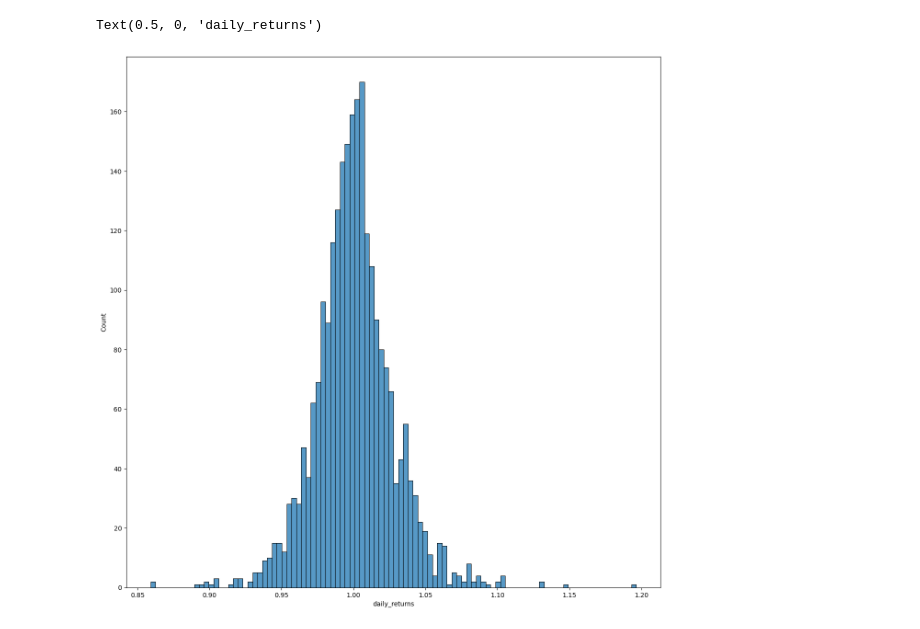
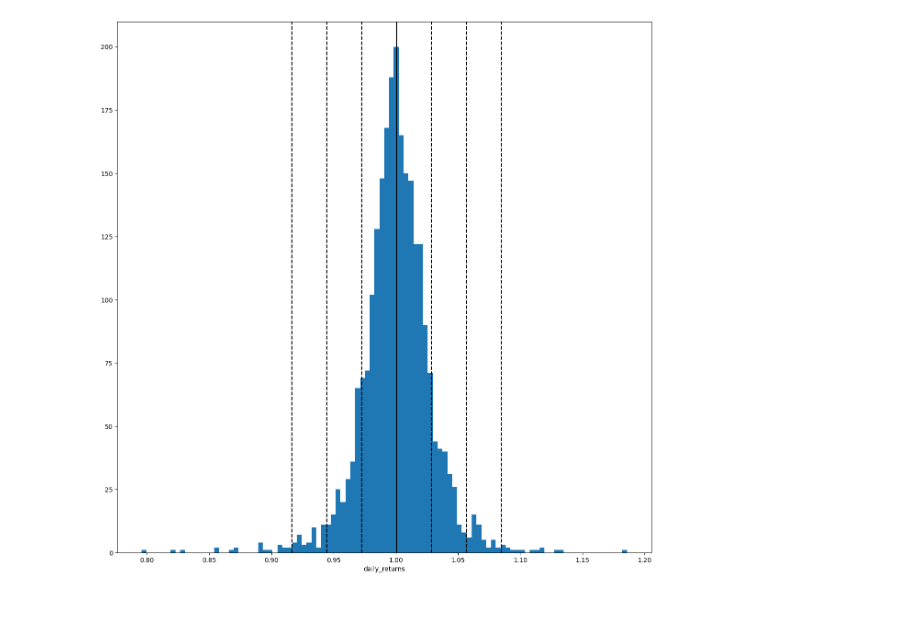
Before and after one commit to Outertrojan/Strategies-Analyses, a Jupyter notebook: Stock_Analysis.ipynb, the cells around one changed output. Cells and saved outputs as stored; diff of their text form; code cells hidden in the pictures.

```diff
--- a/Stock_Analysis.ipynb
+++ b/Stock_Analysis.ipynb
@@ -59,7 +70,19 @@ standard_deviation
-# %%
-plt.figure(figsize=(15, 15))
-sns.histplot(Portfolio_return['SAIL.NS'], bins=100, edgecolor='black')
-plt.xlabel('daily_returns')
-# %% [output]
-Text(0.5, 0, 'daily_returns')
-[figure, removed]
+# %%
+# Printing the standard deviations from the mean, the return distrubutions are approximately normal (dont kill me :))
+plt.figure(figsize=(15, 15))
+
+plt.hist(Portfolio_return['VEDL.NS'], bins=100)
+
+plt.xlabel('daily_returns')
+
+avg = Portfolio_return['VEDL.NS'].mean()
+
+plt.axvline(x=avg, ymin=0,
+            ymax=Portfolio_return['SAIL.NS'].max(), color='black')
+for i in range(1, 4):
+    plt.axvline(x=(avg+i*Portfolio_return['VEDL.NS'].std()), ymin=0,
+                ymax=Portfolio_return['VEDL.NS'].max(), color='black', ls='--')
+    plt.axvline(x=(avg-i*Portfolio_return['VEDL.NS'].std()), ymin=0,
+                ymax=Portfolio_return['VEDL.NS'].max(), color='black', ls='--')
+# %% [output]
+[figure, added]
```
Also changed, not shown: parts of 5 cells of this notebook.
